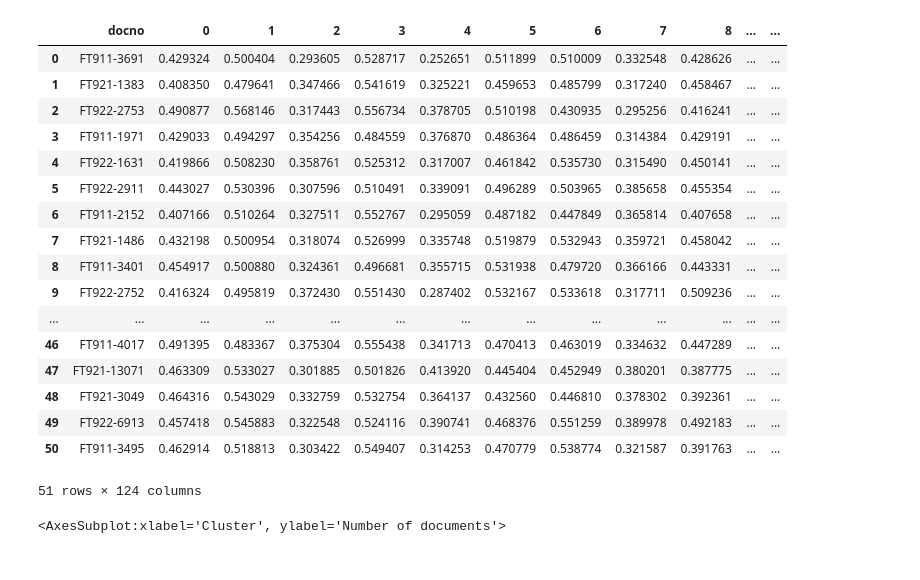
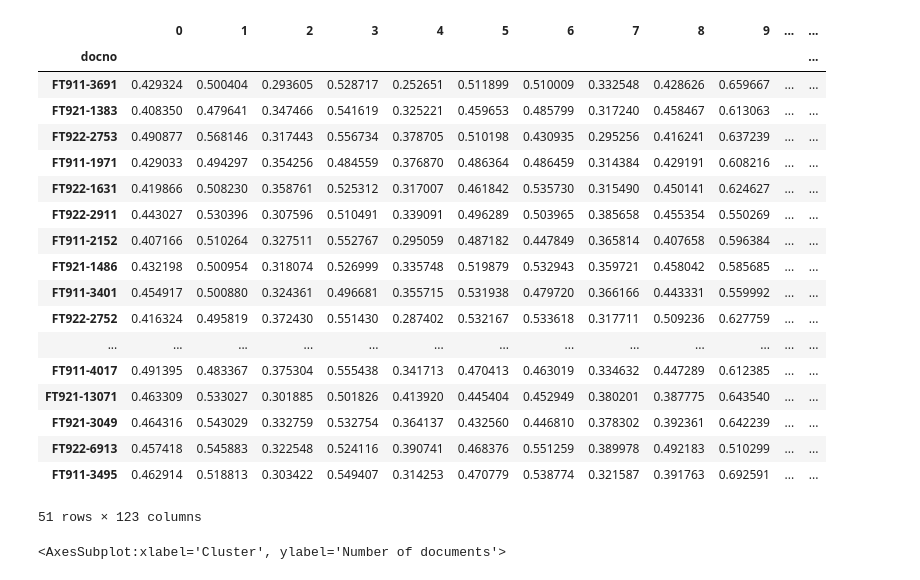
Before and after one commit to diptesh1997/constrained-clustering, a Jupyter notebook: feature_extraction/Explainibility.ipynb, the cells around one changed output. Drawn from its saved outputs; the diff is of its cells as text; code cells hidden in the pictures.

```diff
--- a/feature_extraction/Explainibility.ipynb
+++ b/feature_extraction/Explainibility.ipynb
@@ -1,27 +1,28 @@
 # %%
 import pandas as pd
 # %%
-results=pd.read_csv("../result 18.06.2022 20:24:16.csv")
+results=pd.read_csv("../result 18.06.2022 20:24:16.csv",index_col="docno")
 results
 # %% [output]
-|  | docno | 0 | 1 | 2 | 3 | 4 | 5 | 6 | 7 | 8 | ... | ... |
-| 0 | FT911-3691 | 0.429324 | 0.500404 | 0.293605 | 0.528717 | 0.252651 | 0.511899 | 0.510009 | 0.332548 | 0.428626 | ... | ... |
-| 1 | FT921-1383 | 0.408350 | 0.479641 | 0.347466 | 0.541619 | 0.325221 | 0.459653 | 0.485799 | 0.317240 | 0.458467 | ... | ... |
-| 2 | FT922-2753 | 0.490877 | 0.568146 | 0.317443 | 0.556734 | 0.378705 | 0.510198 | 0.430935 | 0.295256 | 0.416241 | ... | ... |
-| 3 | FT911-1971 | 0.429033 | 0.494297 | 0.354256 | 0.484559 | 0.376870 | 0.486364 | 0.486459 | 0.314384 | 0.429191 | ... | ... |
-| 4 | FT922-1631 | 0.419866 | 0.508230 | 0.358761 | 0.525312 | 0.317007 | 0.461842 | 0.535730 | 0.315490 | 0.450141 | ... | ... |
-| 5 | FT922-2911 | 0.443027 | 0.530396 | 0.307596 | 0.510491 | 0.339091 | 0.496289 | 0.503965 | 0.385658 | 0.455354 | ... | ... |
-| 6 | FT911-2152 | 0.407166 | 0.510264 | 0.327511 | 0.552767 | 0.295059 | 0.487182 | 0.447849 | 0.365814 | 0.407658 | ... | ... |
-| 7 | FT921-1486 | 0.432198 | 0.500954 | 0.318074 | 0.526999 | 0.335748 | 0.519879 | 0.532943 | 0.359721 | 0.458042 | ... | ... |
-| 8 | FT911-3401 | 0.454917 | 0.500880 | 0.324361 | 0.496681 | 0.355715 | 0.531938 | 0.479720 | 0.366166 | 0.443331 | ... | ... |
-| 9 | FT922-2752 | 0.416324 | 0.495819 | 0.372430 | 0.551430 | 0.287402 | 0.532167 | 0.533618 | 0.317711 | 0.509236 | ... | ... |
+|  | 0 | 1 | 2 | 3 | 4 | 5 | 6 | 7 | 8 | 9 | ... | ... |
+| docno |  |  |  |  |  |  |  |  |  |  |  | ... |
+| FT911-3691 | 0.429324 | 0.500404 | 0.293605 | 0.528717 | 0.252651 | 0.511899 | 0.510009 | 0.332548 | 0.428626 | 0.659667 | ... | ... |
+| FT921-1383 | 0.408350 | 0.479641 | 0.347466 | 0.541619 | 0.325221 | 0.459653 | 0.485799 | 0.317240 | 0.458467 | 0.613063 | ... | ... |
+| FT922-2753 | 0.490877 | 0.568146 | 0.317443 | 0.556734 | 0.378705 | 0.510198 | 0.430935 | 0.295256 | 0.416241 | 0.637239 | ... | ... |
+| FT911-1971 | 0.429033 | 0.494297 | 0.354256 | 0.484559 | 0.376870 | 0.486364 | 0.486459 | 0.314384 | 0.429191 | 0.608216 | ... | ... |
+| FT922-1631 | 0.419866 | 0.508230 | 0.358761 | 0.525312 | 0.317007 | 0.461842 | 0.535730 | 0.315490 | 0.450141 | 0.624627 | ... | ... |
+| FT922-2911 | 0.443027 | 0.530396 | 0.307596 | 0.510491 | 0.339091 | 0.496289 | 0.503965 | 0.385658 | 0.455354 | 0.550269 | ... | ... |
+| FT911-2152 | 0.407166 | 0.510264 | 0.327511 | 0.552767 | 0.295059 | 0.487182 | 0.447849 | 0.365814 | 0.407658 | 0.596384 | ... | ... |
+| FT921-1486 | 0.432198 | 0.500954 | 0.318074 | 0.526999 | 0.335748 | 0.519879 | 0.532943 | 0.359721 | 0.458042 | 0.585685 | ... | ... |
+| FT911-3401 | 0.454917 | 0.500880 | 0.324361 | 0.496681 | 0.355715 | 0.531938 | 0.479720 | 0.366166 | 0.443331 | 0.559992 | ... | ... |
+| FT922-2752 | 0.416324 | 0.495819 | 0.372430 | 0.551430 | 0.287402 | 0.532167 | 0.533618 | 0.317711 | 0.509236 | 0.627759 | ... | ... |
 | ... | ... | ... | ... | ... | ... | ... | ... | ... | ... | ... | ... | ... |
-| 46 | FT911-4017 | 0.491395 | 0.483367 | 0.375304 | 0.555438 | 0.341713 | 0.470413 | 0.463019 | 0.334632 | 0.447289 | ... | ... |
-| 47 | FT921-13071 | 0.463309 | 0.533027 | 0.301885 | 0.501826 | 0.413920 | 0.445404 | 0.452949 | 0.380201 | 0.387775 | ... | ... |
-| 48 | FT921-3049 | 0.464316 | 0.543029 | 0.332759 | 0.532754 | 0.364137 | 0.432560 | 0.446810 | 0.378302 | 0.392361 | ... | ... |
-| 49 | FT922-6913 | 0.457418 | 0.545883 | 0.322548 | 0.524116 | 0.390741 | 0.468376 | 0.551259 | 0.389978 | 0.492183 | ... | ... |
-| 50 | FT911-3495 | 0.462914 | 0.518813 | 0.303422 | 0.549407 | 0.314253 | 0.470779 | 0.538774 | 0.321587 | 0.391763 | ... | ... |
+| FT911-4017 | 0.491395 | 0.483367 | 0.375304 | 0.555438 | 0.341713 | 0.470413 | 0.463019 | 0.334632 | 0.447289 | 0.612385 | ... | ... |
+| FT921-13071 | 0.463309 | 0.533027 | 0.301885 | 0.501826 | 0.413920 | 0.445404 | 0.452949 | 0.380201 | 0.387775 | 0.643540 | ... | ... |
+| FT921-3049 | 0.464316 | 0.543029 | 0.332759 | 0.532754 | 0.364137 | 0.432560 | 0.446810 | 0.378302 | 0.392361 | 0.642239 | ... | ... |
+| FT922-6913 | 0.457418 | 0.545883 | 0.322548 | 0.524116 | 0.390741 | 0.468376 | 0.551259 | 0.389978 | 0.492183 | 0.510299 | ... | ... |
+| FT911-3495 | 0.462914 | 0.518813 | 0.303422 | 0.549407 | 0.314253 | 0.470779 | 0.538774 | 0.321587 | 0.391763 | 0.692591 | ... | ... |
-51 rows × 124 columns
+51 rows × 123 columns
 # %%
 groupby=results.groupby(results.columns[-2])[results.columns[-3]].size()
 groupby.plot(kind="bar",xlabel="Cluster",ylabel="Number of documents")
```
Also changed, not shown: parts of 5 cells of this notebook.
